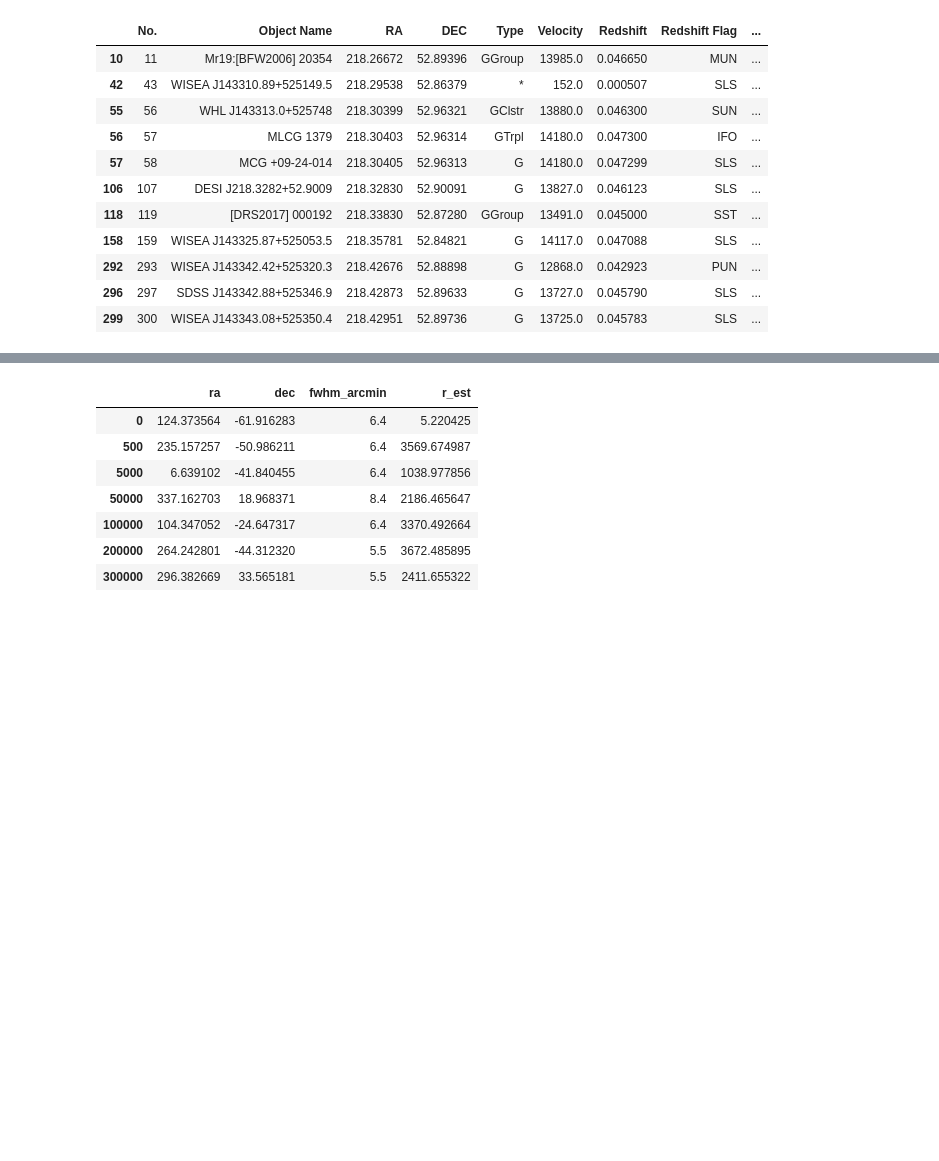
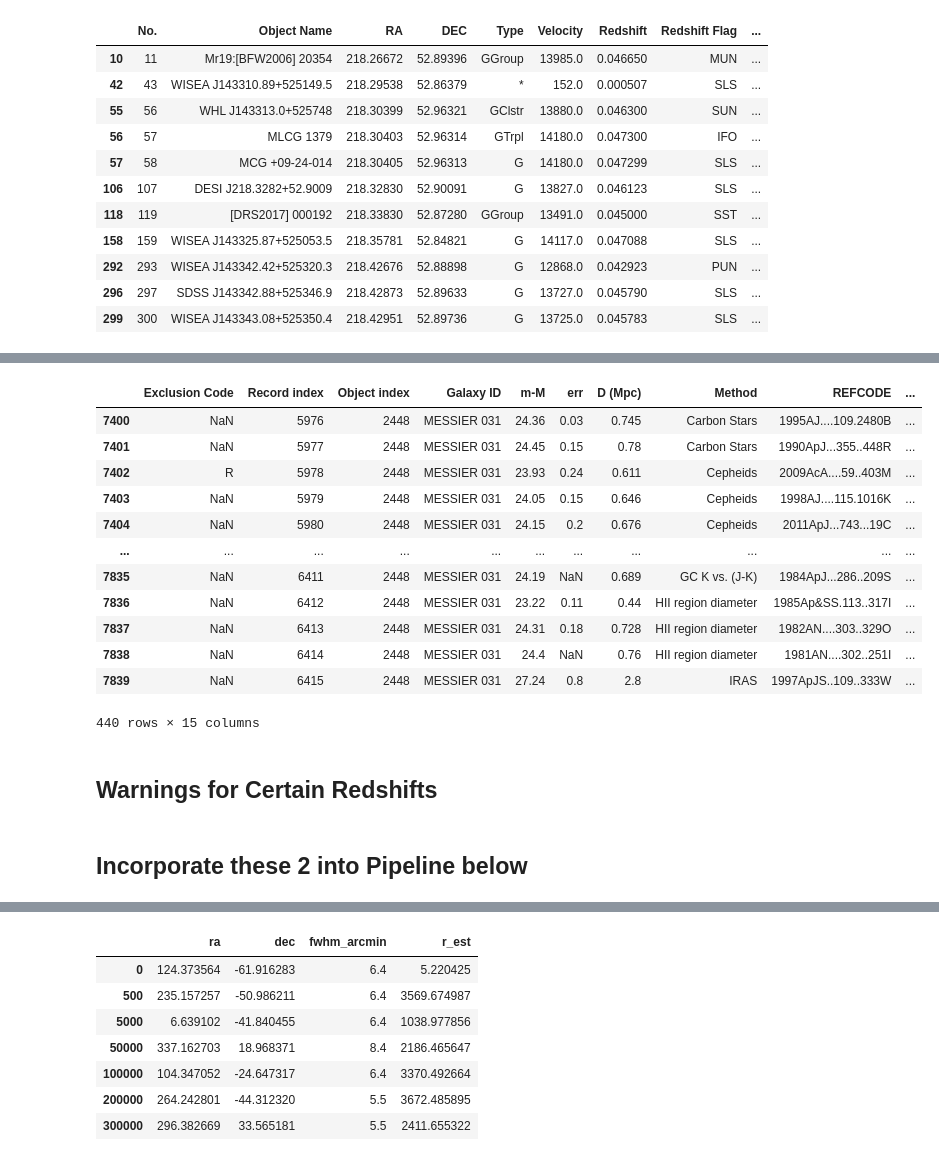
Before and after one commit to matti656/beamseti, a Jupyter notebook: NED.ipynb, the cells around one changed output, grey strips where cells are left out. Drawn from its saved outputs; the diff is of its cells as text; code cells hidden in the pictures; blank space fills up the shorter version.

```diff
--- a/NED.ipynb
+++ b/NED.ipynb
@@ -566,0 +650,21 @@ df_region
+# %%
+df_andromeda = ned_data[ned_data['Galaxy ID'] == "MESSIER 031"]
+df_andromeda
+# %% [output]
+|  | Exclusion Code | Record index | Object index | Galaxy ID | m-M | err | D (Mpc) | Method | REFCODE | ... |
+| 7400 | NaN | 5976 | 2448 | MESSIER 031 | 24.36 | 0.03 | 0.745 | Carbon Stars | 1995AJ....109.2480B | ... |
+| 7401 | NaN | 5977 | 2448 | MESSIER 031 | 24.45 | 0.15 | 0.78 | Carbon Stars | 1990ApJ...355..448R | ... |
+| 7402 | R | 5978 | 2448 | MESSIER 031 | 23.93 | 0.24 | 0.611 | Cepheids | 2009AcA....59..403M | ... |
+| 7403 | NaN | 5979 | 2448 | MESSIER 031 | 24.05 | 0.15 | 0.646 | Cepheids | 1998AJ....115.1016K | ... |
+| 7404 | NaN | 5980 | 2448 | MESSIER 031 | 24.15 | 0.2 | 0.676 | Cepheids | 2011ApJ...743...19C | ... |
+| ... | ... | ... | ... | ... | ... | ... | ... | ... | ... | ... |
+| 7835 | NaN | 6411 | 2448 | MESSIER 031 | 24.19 | NaN | 0.689 | GC K vs. (J-K) | 1984ApJ...286..209S | ... |
+| 7836 | NaN | 6412 | 2448 | MESSIER 031 | 23.22 | 0.11 | 0.44 | HII region diameter | 1985Ap&SS.113..317I | ... |
+| 7837 | NaN | 6413 | 2448 | MESSIER 031 | 24.31 | 0.18 | 0.728 | HII region diameter | 1982AN....303..329O | ... |
+| 7838 | NaN | 6414 | 2448 | MESSIER 031 | 24.4 | NaN | 0.76 | HII region diameter | 1981AN....302..251I | ... |
+| 7839 | NaN | 6415 | 2448 | MESSIER 031 | 27.24 | 0.8 | 2.8 | IRAS | 1997ApJS..109..333W | ... |
+440 rows × 15 columns
+# %% [markdown]
+## Warnings for Certain Redshifts
+# %% [markdown]
+## Incorporate these 2 into Pipeline below
```
Also changed, not shown: parts of 116 cells of this notebook, 2 other files.
